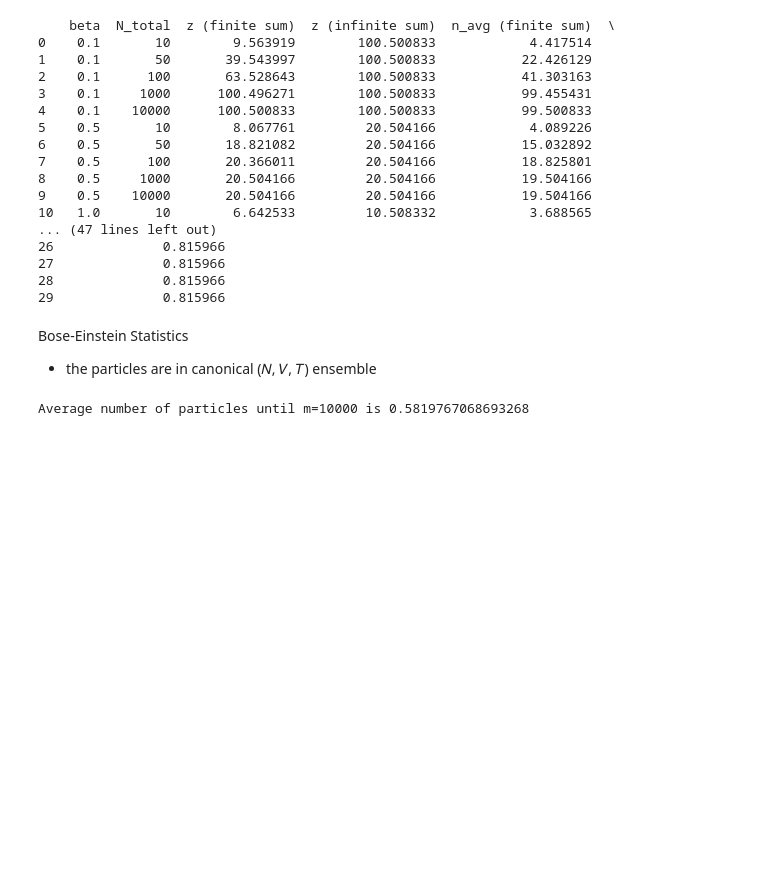
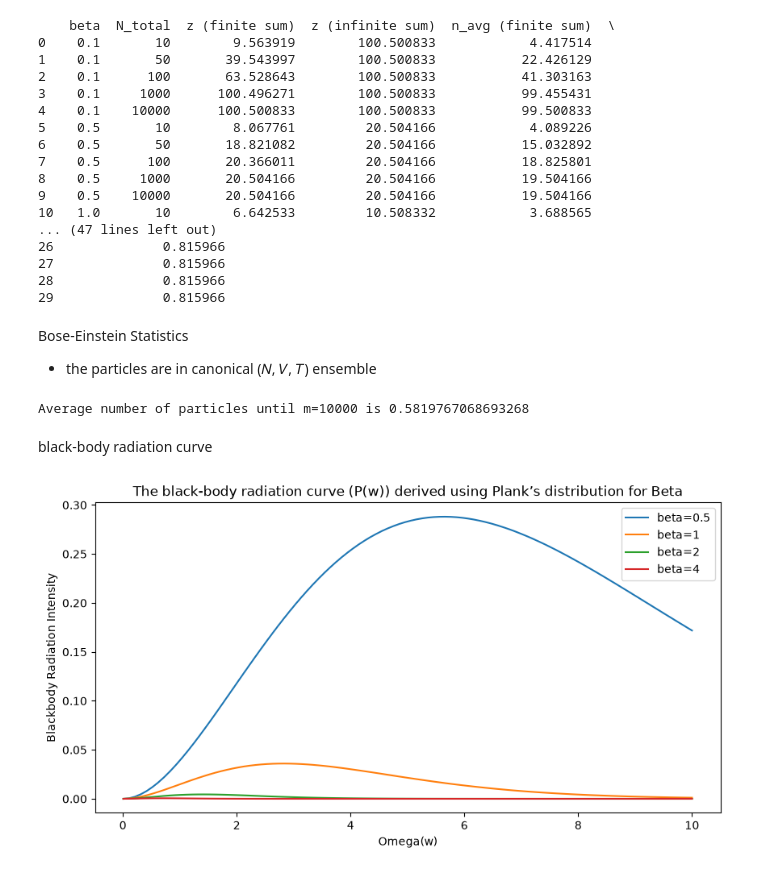
Before and after one commit to pamuduamarasinghe/Computational-Statistical-Mechanics, a Jupyter notebook: CSM08.ipynb, the cells around one changed output. Drawn from its saved outputs; the diff is of its cells as text; code cells hidden in the pictures; blank space fills up the shorter version.

Commit message:
black-body radiation curve

```diff
--- a/CSM08.ipynb
+++ b/CSM08.ipynb
@@ -241,3 +241,31 @@ n_average = N/Z
 print (f'Average number of particles until m={m} is {n_average}')
 # %% [output]
 Average number of particles until m=10000 is 0.5819767068693268
+# %% [markdown]
+black-body radiation curve
+# %%
+import numpy as np
+import matplotlib.pyplot as plt
+
+betas = [0.5,1,2,4]
+#constants
+hbar = 1
+c = 1
+
+w = np.linspace(0.01,10,100)
+
+def black_body_radcurve(w,b,hbar,c):
+    return(hbar/((2*np.pi*c)**2))*((w**3) / (np.exp(b*hbar * w) - 1))
+
+plt.figure(figsize=(10,5))
+for b in betas:
+    P = black_body_radcurve(w,b,hbar,c)
+    plt.plot(w, P, label=f'beta={b}')
+
+plt.xlabel('Omega(w)')
+plt.ylabel('Blackbody Radiation Intensity')
+plt.legend()
+plt.title('The black-body radiation curve (P(w)) derived using Plank’s distribution for Beta')
+plt.show()
+# %% [output]
+[figure, added]
```
